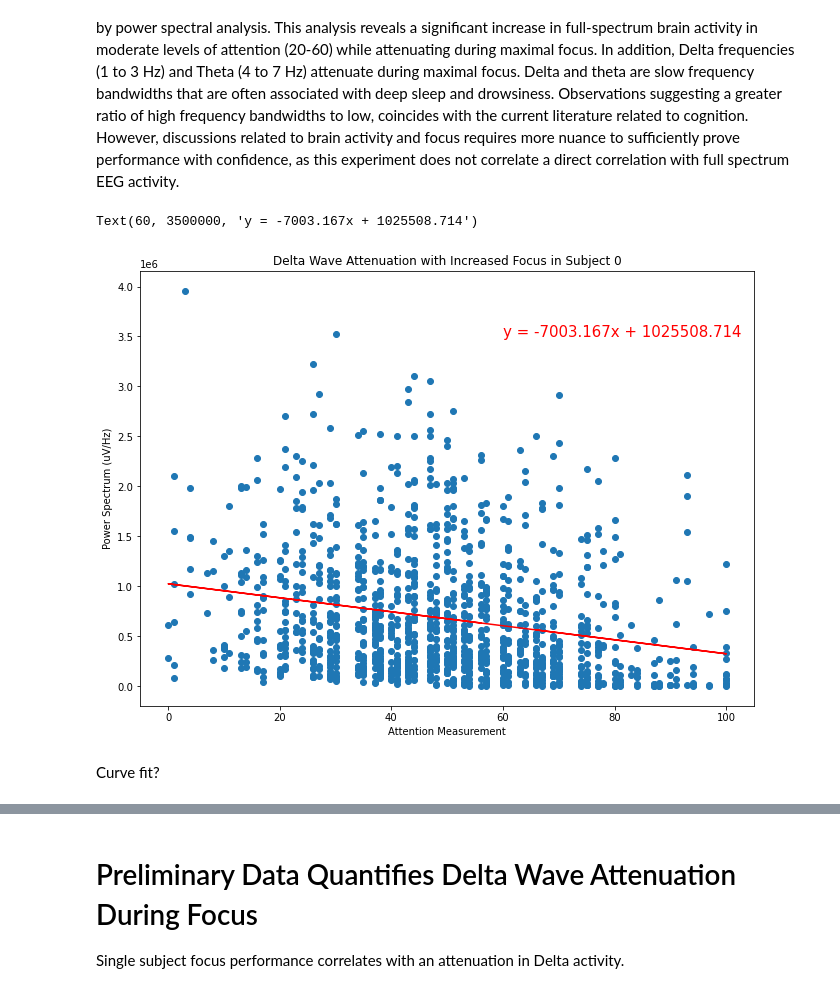
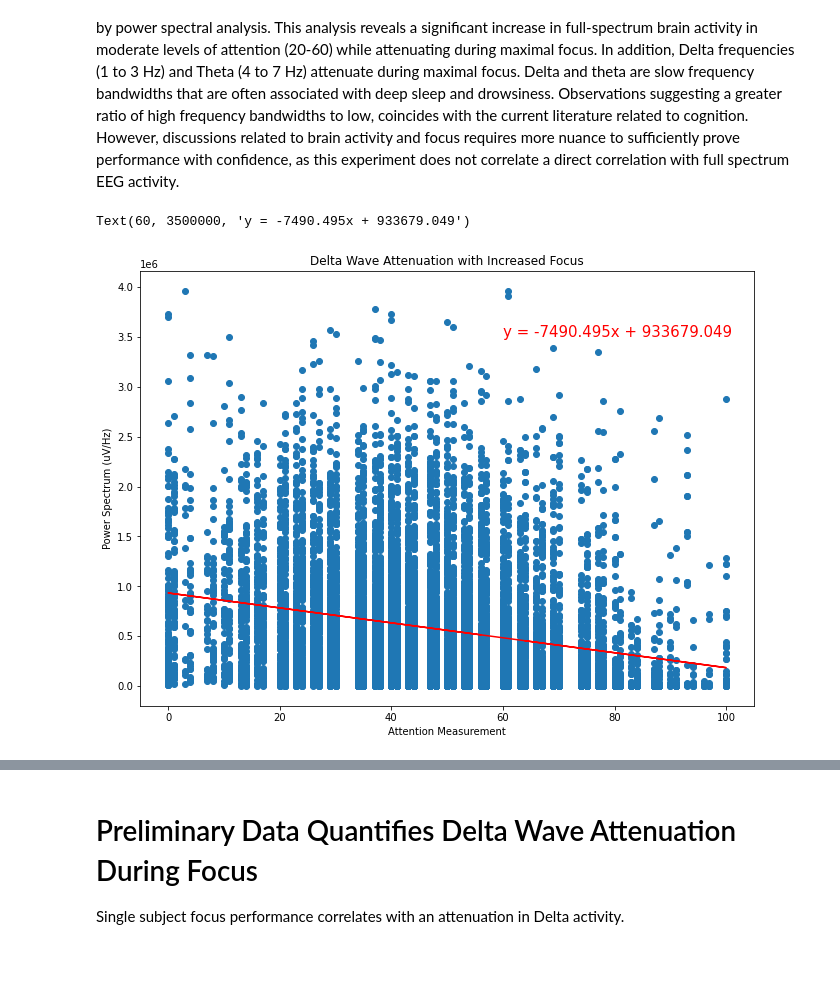
Before and after one commit to ShoaibFarooqui/project-one, a Jupyter notebook: eeg-analysis.ipynb, the cells around one changed output, grey strips where cells are left out. Cells and saved outputs as stored; diff of their text form; code cells hidden in the pictures; blank space fills up the shorter version.

```diff
--- a/eeg-analysis.ipynb
+++ b/eeg-analysis.ipynb
@@ -110,23 +110,21 @@ The above scatter plot diagram investigates the collective relationship between
 # %%
 eeg_df_0 = eeg_df[eeg_df["subject ID"]==0]
 
-x_axis = eeg_df_0["Attention"]
-y_axis = eeg_df_0["Delta"]
+x_axis = eeg_df["Attention"]
+y_axis = eeg_df["Delta"]
 
 
 plt.scatter(x_axis, y_axis)
 
 
 slope, intercept, rvalue, pvalue, stderr = st.linregress(x_axis, y_axis)
 regress_values = x_axis*slope+intercept
 line_eq = f'y = {round(slope,3)}x + {round(intercept,3)}'
 plt.plot(x_axis, regress_values, '-r')
-plt.title("Delta Wave Attenuation with Increased Focus in Subject 0")
+plt.title("Delta Wave Attenuation with Increased Focus")
 plt.xlabel("Attention Measurement")
 plt.ylabel("Power Spectrum (uV/Hz)")
 plt.annotate(line_eq, (60,3500000), color='red',fontsize=15)
 # %% [output]
-Text(60, 3500000, 'y = -7003.167x + 1025508.714')
+Text(60, 3500000, 'y = -7490.495x + 933679.049')
-[figure, old version]
+[figure, new version]
-# %% [markdown]
-Curve fit?
```
Also changed, not shown: parts of 6 cells of this notebook.
